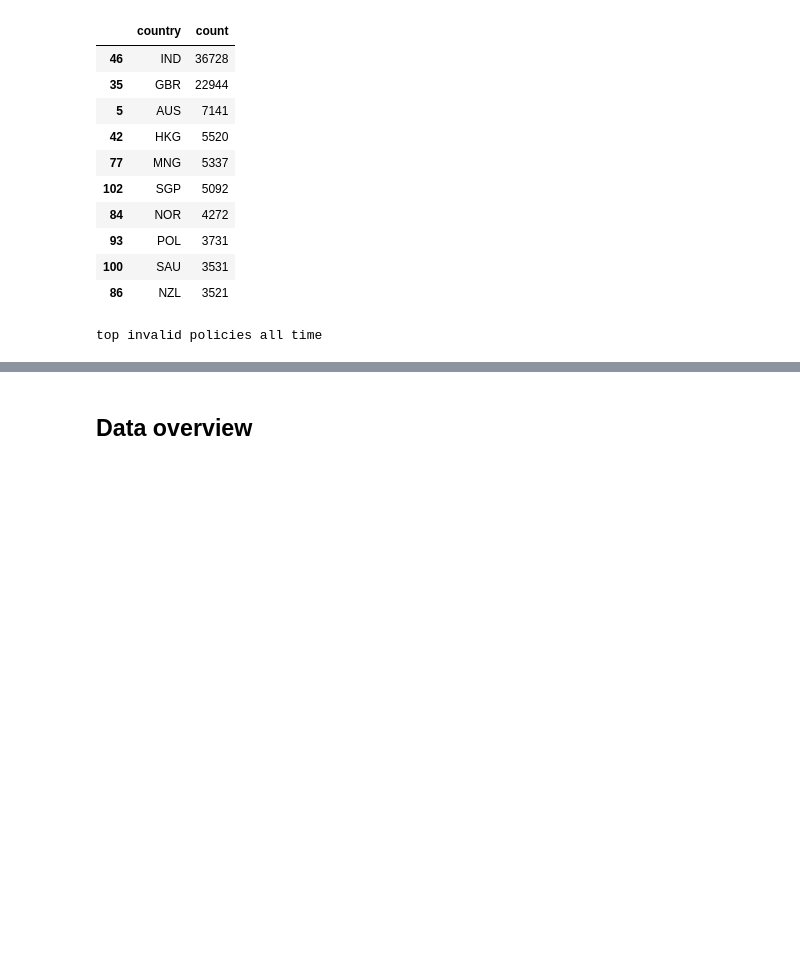
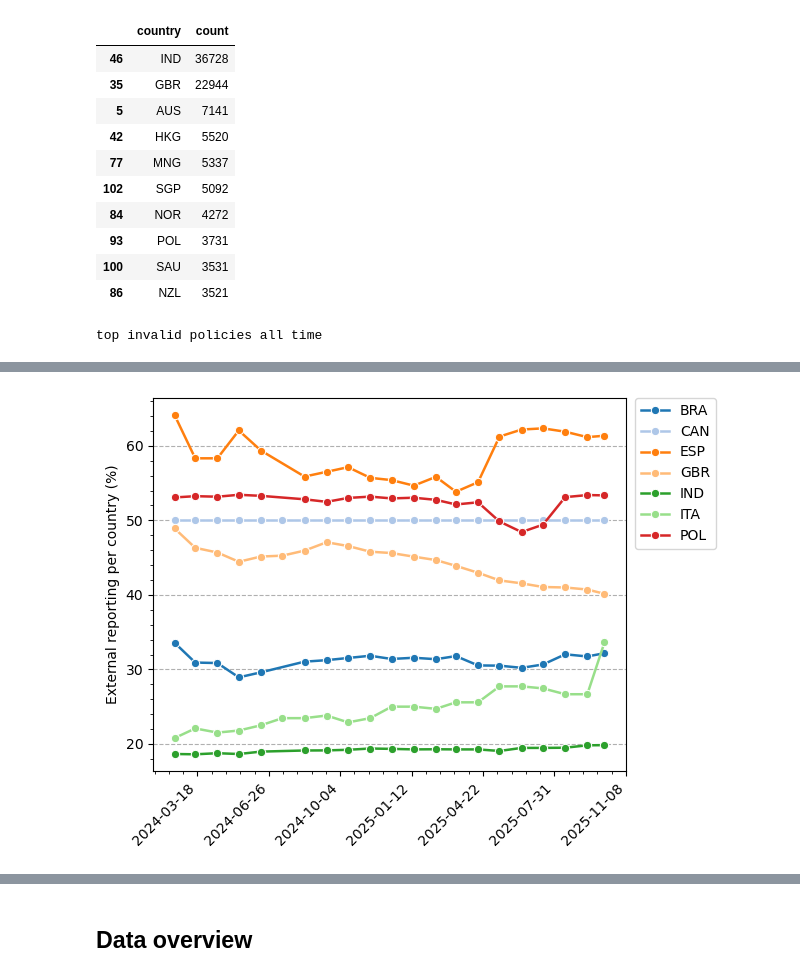
Before and after one commit to internettransparency/dmarc-cctld-research, a Jupyter notebook: notebooks/cluster-data-processing.ipynb, the cells around one changed output, grey strips where cells are left out. Cells and saved outputs as stored; diff of their text form; code cells hidden in the pictures; blank space fills up the shorter version.

```diff
--- a/notebooks/cluster-data-processing.ipynb
+++ b/notebooks/cluster-data-processing.ipynb
@@ -1375,0 +1690,4 @@ top invalid policies all time
+# %%
+plot_longitudinal_reporting_subset(longitudinal_reporting_gov_pdf.copy(), countries_analysis, "figures/longitudinal_reporting_gov_analysis.pdf")
+# %% [output]
+[figure, added]
```
Also changed, not shown: parts of 57 cells of this notebook.
